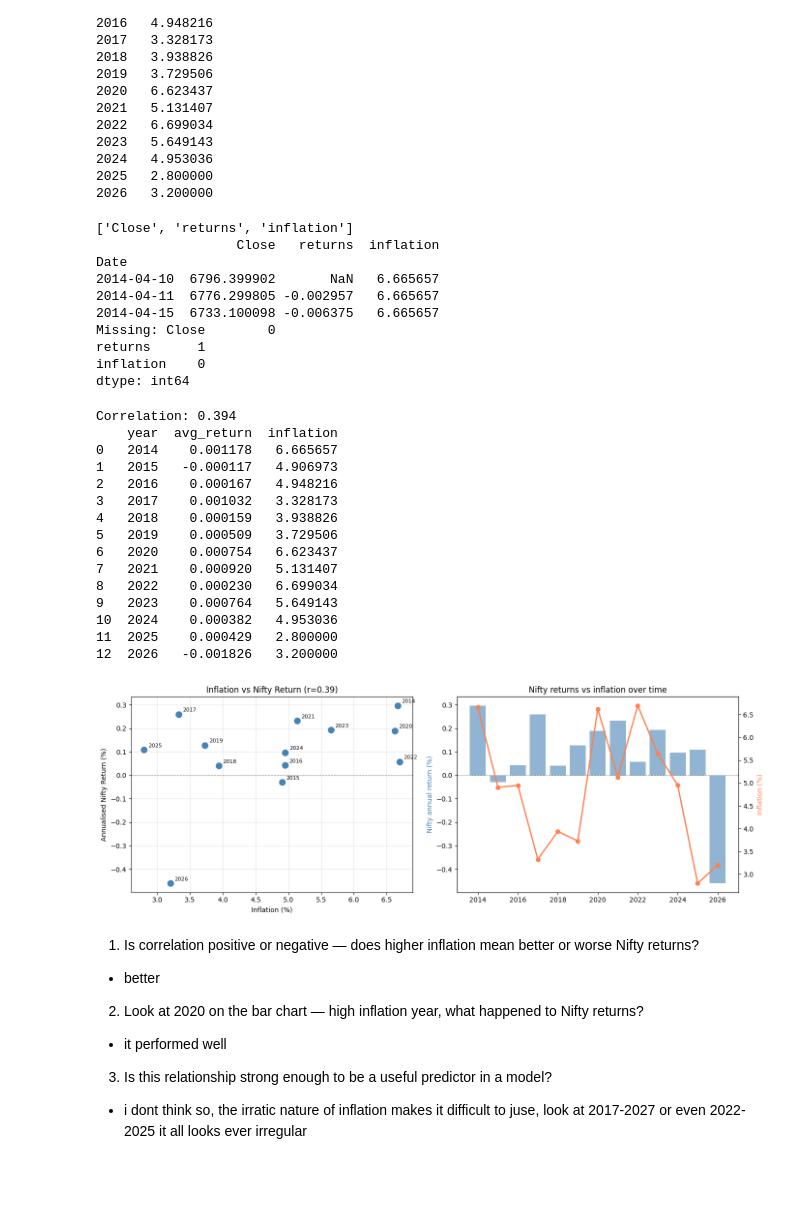
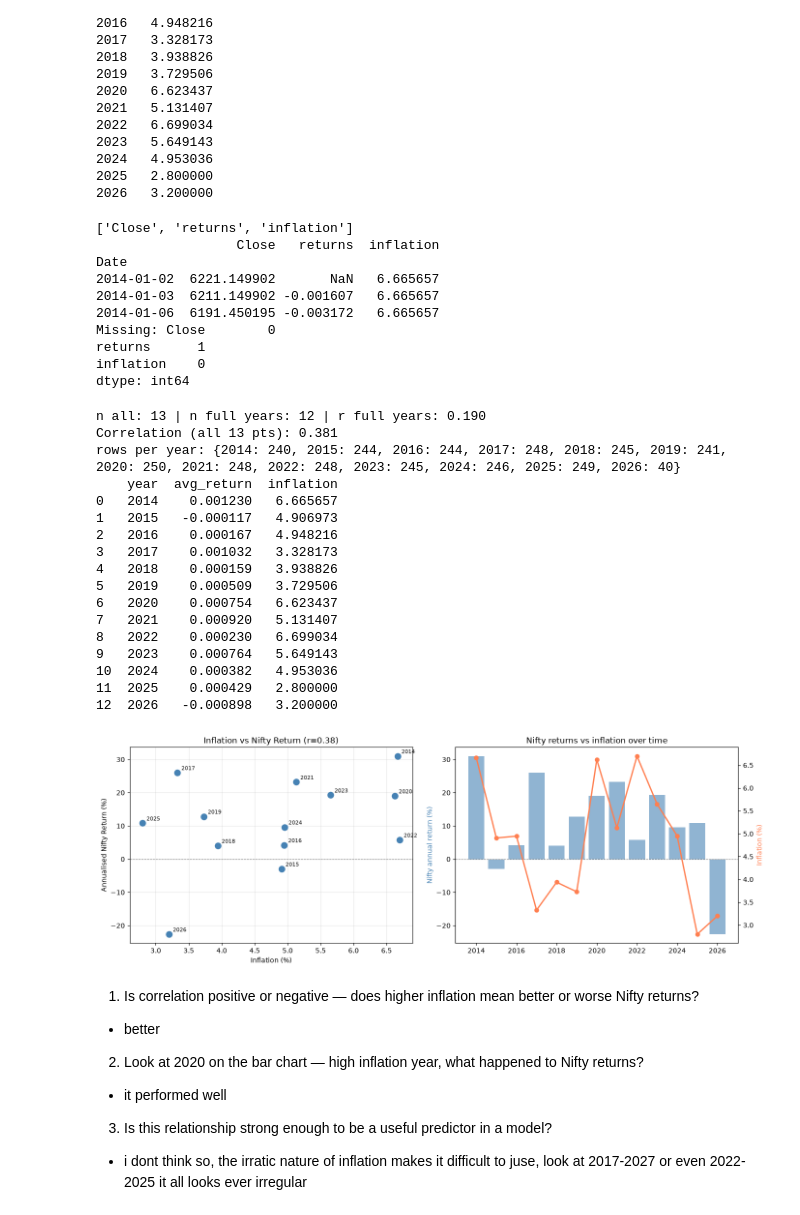
Before and after one commit to RaajitSingh1306/Nifty-Time-Series, a Jupyter notebook: main.ipynb, the cells around one changed output. Drawn from its saved outputs; the diff is of its cells as text; code cells hidden in the pictures; blank space fills up the shorter version.

```diff
--- a/main.ipynb
+++ b/main.ipynb
@@ -44,21 +32,13 @@ import os
 import yfinance as yf
 import pandas as pd
 import matplotlib.pyplot as plt
-from datetime import datetime, timedelta
 
 # Create directory if it doesn't exist
 os.makedirs('./output', exist_ok=True)
 
 # Download Nifty 50 — 12 years of daily data
-# method-1
-#nifty = yf.download('^NSEI', start='2014-04-10', end='2026-03-10')
-
-# method-2
-# end = datetime.today() - timedelta(days=1)
-# nifty = yf.download('^NSEI', start='2014-04-10', end=end)
-
-# method-3
-nifty = yf.download('^NSEI', period='12y', interval='1d')
+# Pinned window: yfinance period= rolls, a fixed start/end does not
+nifty = yf.download('^NSEI', start='2014-01-01', end='2026-03-01', interval='1d', auto_adjust=True)
 nifty = nifty.dropna()
 
 print("Shape:", nifty.shape)
@@ -431,9 +408,9 @@ print("Missing:", nifty.isnull().sum())
 ['Close', 'returns', 'inflation']
                   Close   returns  inflation
 Date
-2014-04-10  6796.399902       NaN   6.665657
-2014-04-11  6776.299805 -0.002957   6.665657
-2014-04-15  6733.100098 -0.006375   6.665657
+2014-01-02  6221.149902       NaN   6.665657
+2014-01-03  6211.149902 -0.001607   6.665657
+2014-01-06  6191.450195 -0.003172   6.665657
 Missing: Close        0
 returns      1
 inflation    0
@@ -448,18 +425,23 @@ annual = nifty.groupby('year').agg(
 ).reset_index()
 
 corr = annual['avg_return'].corr(annual['inflation'])
-print(f"Correlation: {corr:.3f}")
+ann = annual['avg_return'] * 252 * 100
+full = annual[annual['year'] < 2026]  # only 2026 is partial (Jan-Feb)
+print('n all:', len(annual), '| n full years:', len(full),
+      '| r full years: %.3f' % full['avg_return'].corr(full['inflation']))
+print(f"Correlation (all {len(annual)} pts): {corr:.3f}")
+print('rows per year:', nifty.groupby('year').size().to_dict())
 print(annual)
 
 fig, axes = plt.subplots(1, 2, figsize=(14, 5))
 
 # Scatter
 axes[0].scatter(annual['inflation'],
-                annual['avg_return'] * 252,
+                ann,
                 color='steelblue', s=80, zorder=3)
 for _, row in annual.iterrows():
     axes[0].annotate(str(int(row['year'])),
-                     (row['inflation'], row['avg_return'] * 252),
+                     (row['inflation'], row['avg_return'] * 252 * 100),
                      textcoords='offset points', xytext=(6, 4), fontsize=8)
 axes[0].axhline(y=0, color='gray', linewidth=0.8, linestyle='--')
 axes[0].set_xlabel('Inflation (%)')
@@ -470,38 +452,40 @@ axes[0].grid(True, alpha=0.3)
 # Timeline
 ax2 = axes[1]
 ax3 = ax2.twinx()
-ax2.bar(annual['year'], annual['avg_return'] * 252,
+ax2.bar(annual['year'], ann,
         alpha=0.6, color='steelblue', label='Nifty return %')
 ax3.plot(annual['year'], annual['inflation'],
          color='coral', linewidth=2, marker='o', label='Inflation %')
 ax2.set_title('Nifty returns vs inflation over time')
 ax2.set_ylabel('Nifty annual return (%)', color='steelblue')
 ax3.set_ylabel('Inflation (%)', color='coral')
 ax2.axhline(y=0, color='gray', linewidth=0.8, linestyle='--')
 
 plt.tight_layout()
 plt.savefig('./output/inflation_analysis.png', dpi=150, bbox_inches='tight')
 plt.show()
 
 # Clean up helper column
 nifty = nifty.drop(columns=['year'])
 # %% [output]
-Correlation: 0.394
+n all: 13 | n full years: 12 | r full years: 0.190
+Correlation (all 13 pts): 0.381
+rows per year: {2014: 240, 2015: 244, 2016: 244, 2017: 248, 2018: 245, 2019: 241, 2020: 250, 2021: 248, 2022: 248, 2023: 245, 2024: 246, 2025: 249, 2026: 40}
     year  avg_return  inflation
-0   2014    0.001178   6.665657
+0   2014    0.001230   6.665657
 1   2015   -0.000117   4.906973
 2   2016    0.000167   4.948216
 3   2017    0.001032   3.328173
 4   2018    0.000159   3.938826
 5   2019    0.000509   3.729506
 6   2020    0.000754   6.623437
 7   2021    0.000920   5.131407
 8   2022    0.000230   6.699034
 9   2023    0.000764   5.649143
 10  2024    0.000382   4.953036
 11  2025    0.000429   2.800000
-12  2026   -0.001826   3.200000
+12  2026   -0.000898   3.200000
-[figure, old version]
+[figure, new version]
 # %% [markdown]
 1. Is correlation positive or negative — does higher inflation mean better or worse Nifty returns?
 - better
```
Also changed, not shown: parts of 17 cells of this notebook, 8 other files.
